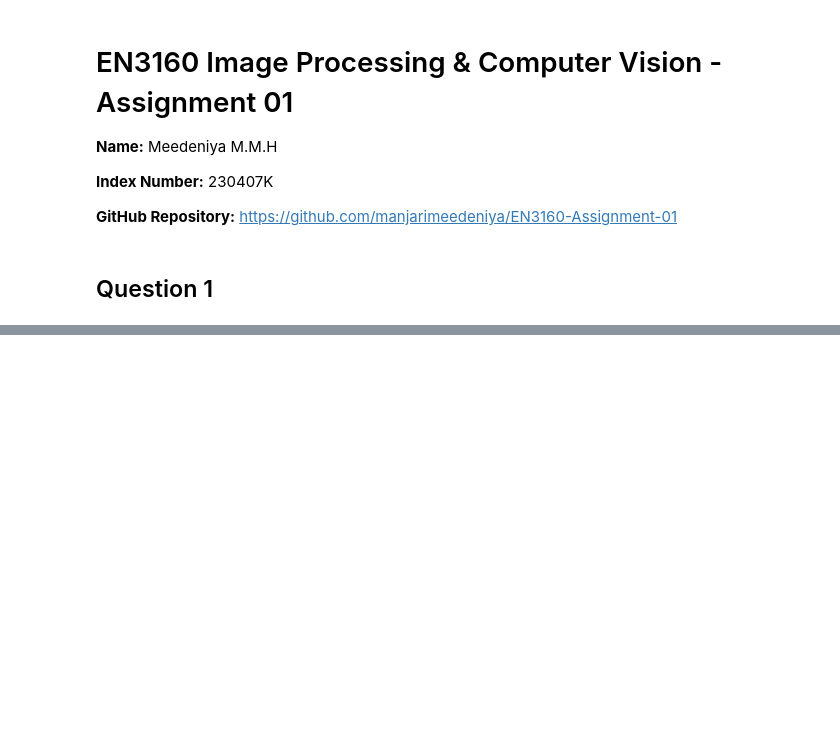
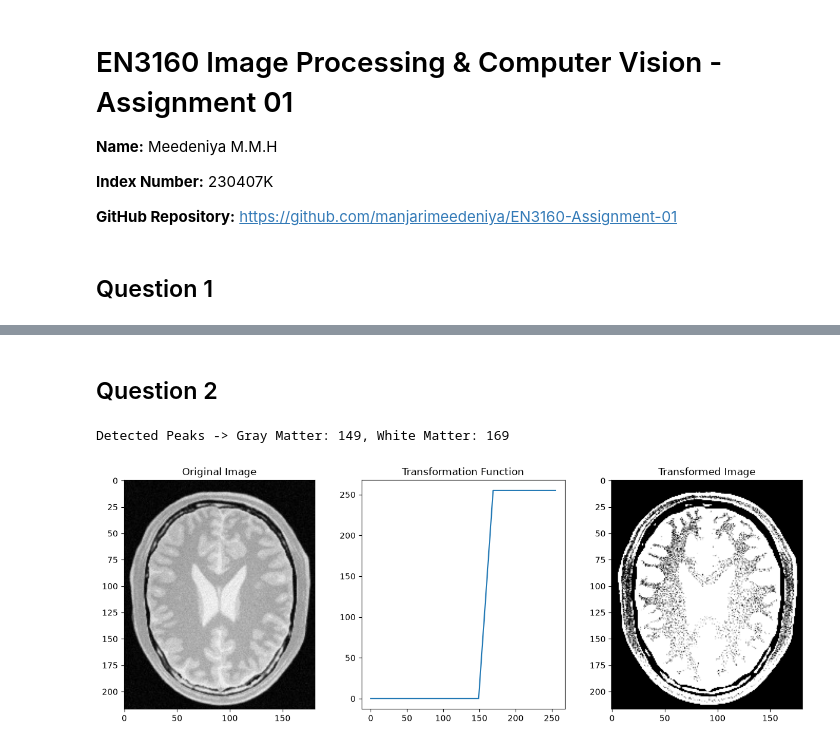
Before and after one commit to manjarimeedeniya/EN3160-Assignment-01, a Jupyter notebook: 230407K_Assignment_01.ipynb, the cells around one changed output, grey strips where cells are left out. Saved outputs shown, nothing was run; the diff lists cells and outputs as text; code cells hidden in the pictures; blank space fills up the shorter version.

Commit message:
feat: updated assignment progress

```diff
--- a/230407K_Assignment_01.ipynb
+++ b/230407K_Assignment_01.ipynb
@@ -35,0 +72,57 @@ plt.show()  # Show the plots
+# %% [markdown]
+## Question 2
+# %%
+# 1. Load image
+mri_image = cv.imread('C:\\Users\\USER\\EN3160-Assignment-01\\images\\question2.jpeg', cv.IMREAD_GRAYSCALE)
+
+# 2. Calculate histogram (ignoring pure black background < 10)
+hist = cv.calcHist([mri_image], [0], None, [256], [0, 256]).flatten()
+hist[:10] = 0  # Ignore background zeros
+
+# 3. Smooth histogram using a simple moving average to clear noise
+kernel = np.ones(15) / 15
+smoothed_hist = np.convolve(hist, kernel, mode='same')
+
+# 4. Find tissue ranges by splitting histogram into mid and high intensity regions
+# Gray matter peak is in the middle (e.g., 50 to 150)
+gm_peak = np.argmax(smoothed_hist[50:150]) + 50
+
+# White matter peak is in the higher region (e.g., 150 to 240)
+wm_peak = np.argmax(smoothed_hist[150:240]) + 150
+
+print(f"Detected Peaks -> Gray Matter: {gm_peak}, White Matter: {wm_peak}")
+
+# 5. Build dynamic breakpoints automatically
+# (a) White Matter Accentuation: Ramps up around white matter peak
+bps_wm_auto = np.array([
+    [0, 0],
+    [gm_peak, 0],
+    [wm_peak, 255],
+    [255, 255]
+])
+
+# (b) Gray Matter Accentuation: Peak shape around gray matter intensity
+bps_gm_auto = np.array([
+    [0, 0],
+    [gm_peak - 30, 0],
+    [gm_peak, 255],
+    [wm_peak, 0],
+    [255, 0]
+])
+
+# Apply transformations using your existing function
+img_wm, transform_wm = intensity_transform(mri_image, bps_wm_auto)
+img_gm, transform_gm = intensity_transform(mri_image, bps_gm_auto)
+
+# Display the original and transformed images
+fig,axes=plt.subplots(1,3,figsize=(15,5))
+axes[0].imshow(mri_image,cmap='gray')
+axes[0].set_title('Original Image')
+axes[2].imshow(img_wm,cmap='gray')
+axes[2].set_title('Transformed Image')
+axes[1].plot(transform_wm)
+axes[1].set_title('Transformation Function')
+plt.show()  # Show the plots
+# %% [output]
+Detected Peaks -> Gray Matter: 149, White Matter: 169
+[figure, added]
```
Also changed, not shown: parts of 3 cells of this notebook, 2 other files.
